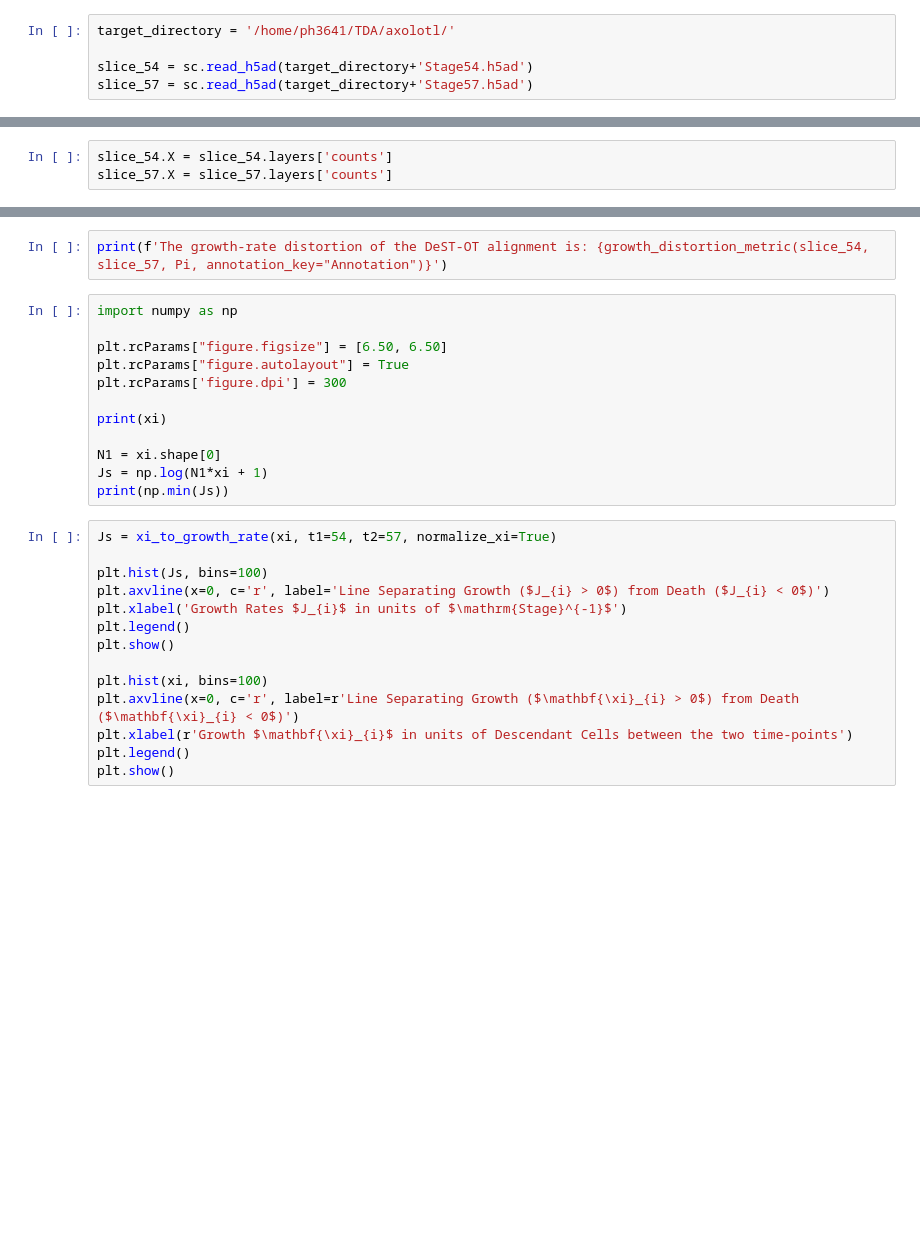
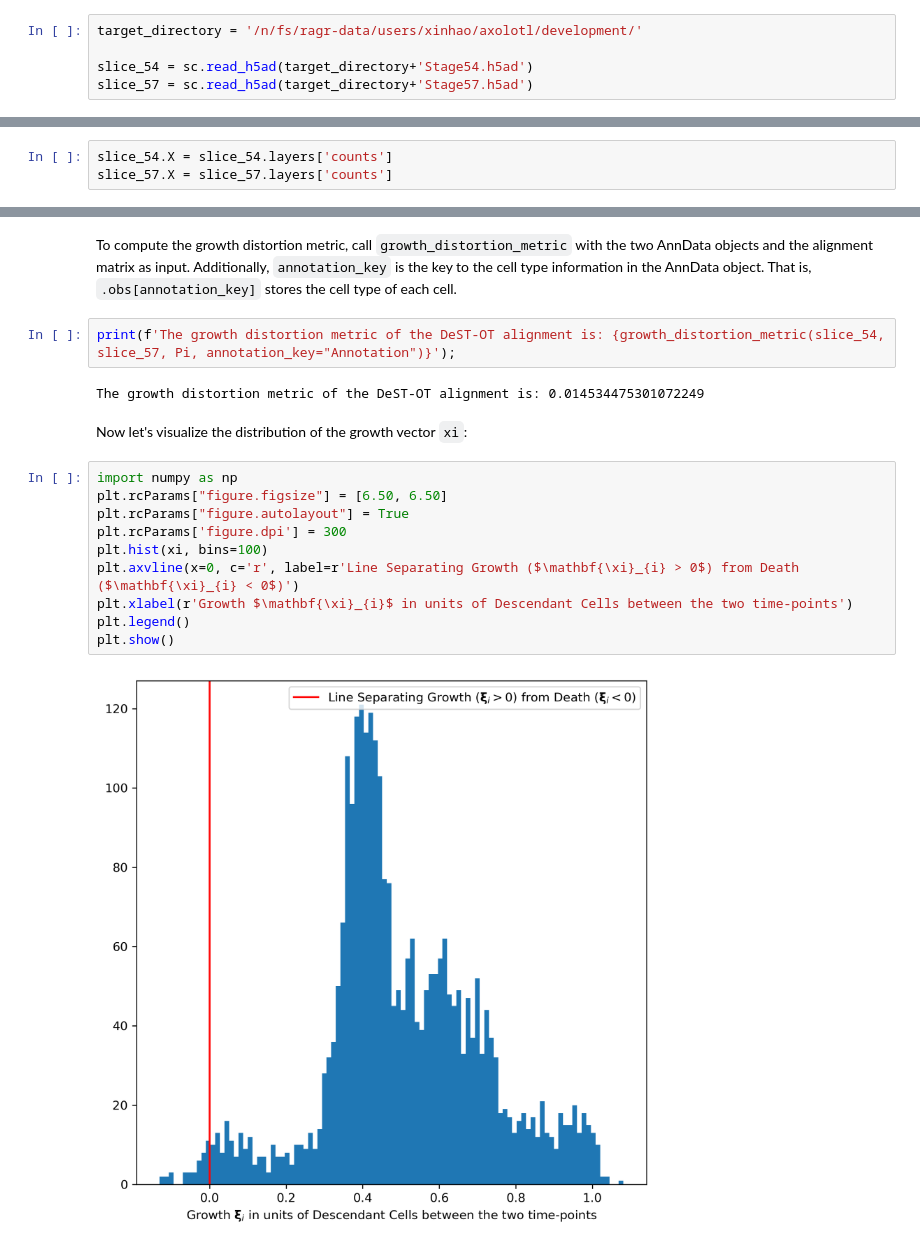
Before and after one commit to raphael-group/DeST_OT, a Jupyter notebook: tutorial.ipynb, the cells around one changed output, grey strips where cells are left out. Cells and saved outputs as stored; diff of their text form; blank space fills up the shorter version.

```diff
--- a/tutorial.ipynb
+++ b/tutorial.ipynb
@@ -43,7 +43,7 @@ Alternatively, you can specify your directory of choice in the terminal and run
 
 `wget https://ftp.cngb.org/pub/SciRAID/stomics/STDS0000056/stomics/Stage57.h5ad target_directory`
 # %%
-target_directory = '/home/ph3641/TDA/axolotl/'
+target_directory = '/n/fs/ragr-data/users/xinhao/axolotl/development/'
 
 slice_54 = sc.read_h5ad(target_directory+'Stage54.h5ad')
 slice_57 = sc.read_h5ad(target_directory+'Stage57.h5ad')
@@ -93,28 +114,20 @@ There are two options for computing the growth rate distortion.
+# %% [markdown]
+To compute the growth distortion metric, call `growth_distortion_metric` with the two AnnData objects and the alignment matrix as input. Additionally, `annotation_key` is the key to the cell type information in the AnnData object. That is, `.obs[annotation_key]` stores the cell type of each cell.
 # %%
-print(f'The growth-rate distortion of the DeST-OT alignment is: {growth_distortion_metric(slice_54, slice_57, Pi, annotation_key="Annotation")}')
+print(f'The growth distortion metric of the DeST-OT alignment is: {growth_distortion_metric(slice_54, slice_57, Pi, annotation_key="Annotation")}');
+# %% [output]
+The growth distortion metric of the DeST-OT alignment is: 0.014534475301072249
+# %% [markdown]
+Now let's visualize the distribution of the growth vector `xi`:
 # %%
 import numpy as np
-
 plt.rcParams["figure.figsize"] = [6.50, 6.50]
 plt.rcParams["figure.autolayout"] = True
 plt.rcParams['figure.dpi'] = 300
-
-print(xi)
-
-N1 = xi.shape[0]
-Js = np.log(N1*xi + 1)
-print(np.min(Js))
+plt.hist(xi, bins=100)
+plt.axvline(x=0, c='r', label=r'Line Separating Growth ($\mathbf{\xi}_{i} > 0$) from Death ($\mathbf{\xi}_{i} < 0$)')
+plt.xlabel(r'Growth $\mathbf{\xi}_{i}$ in units of Descendant Cells between the two time-points')
+plt.legend()
+plt.show()
+# %% [output]
+[figure, added]
-# %%
-Js = xi_to_growth_rate(xi, t1=54, t2=57, normalize_xi=True)
-
-plt.hist(Js, bins=100)
-plt.axvline(x=0, c='r', label='Line Separating Growth ($J_{i} > 0$) from Death ($J_{i} < 0$)')
-plt.xlabel('Growth Rates $J_{i}$ in units of $\mathrm{Stage}^{-1}$')
-plt.legend()
-plt.show()
-
-plt.hist(xi, bins=100)
-plt.axvline(x=0, c='r', label=r'Line Separating Growth ($\mathbf{\xi}_{i} > 0$) from Death ($\mathbf{\xi}_{i} < 0$)')
-plt.xlabel(r'Growth $\mathbf{\xi}_{i}$ in units of Descendant Cells between the two time-points')
-plt.legend()
-plt.show()
```
Also changed, not shown: parts of 14 cells of this notebook, 1 other file.
